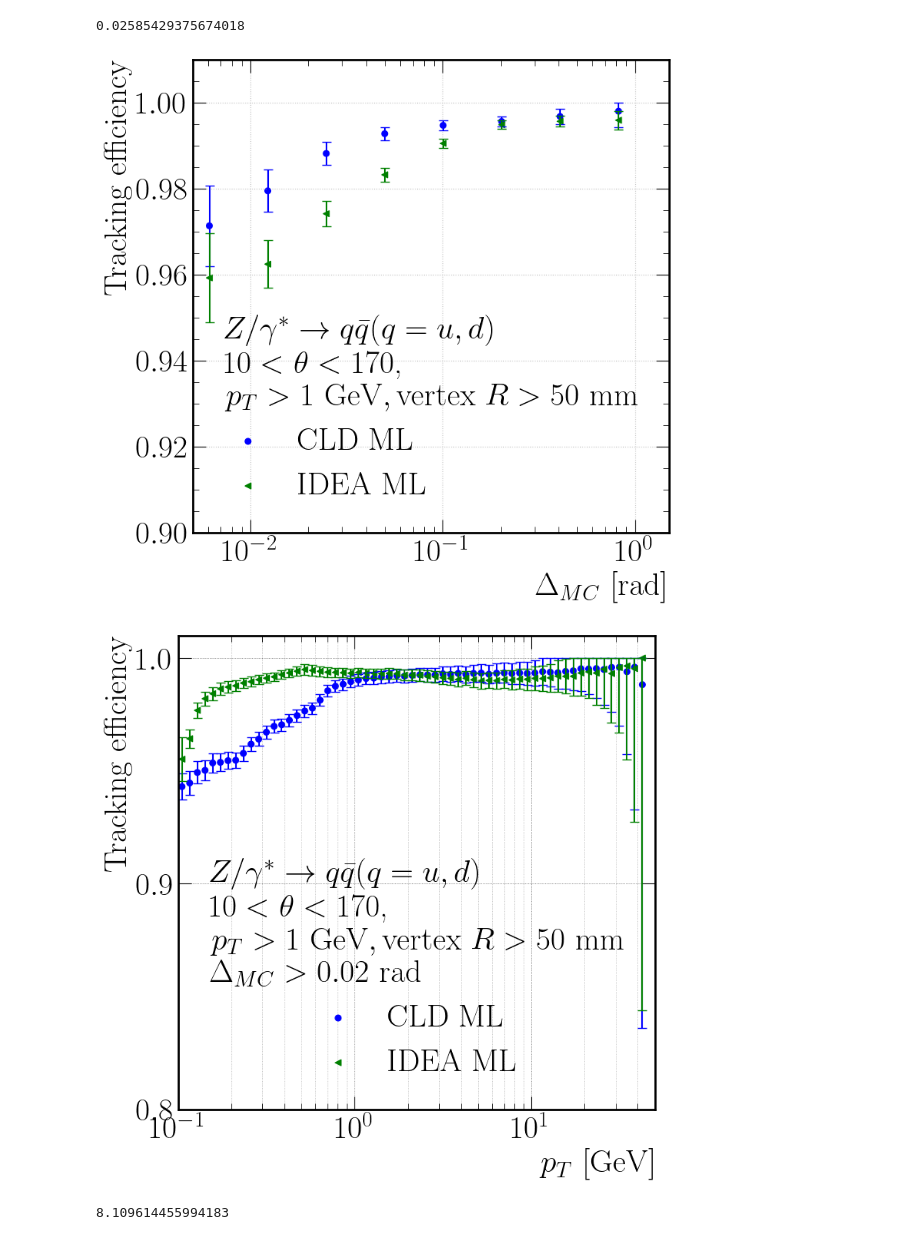
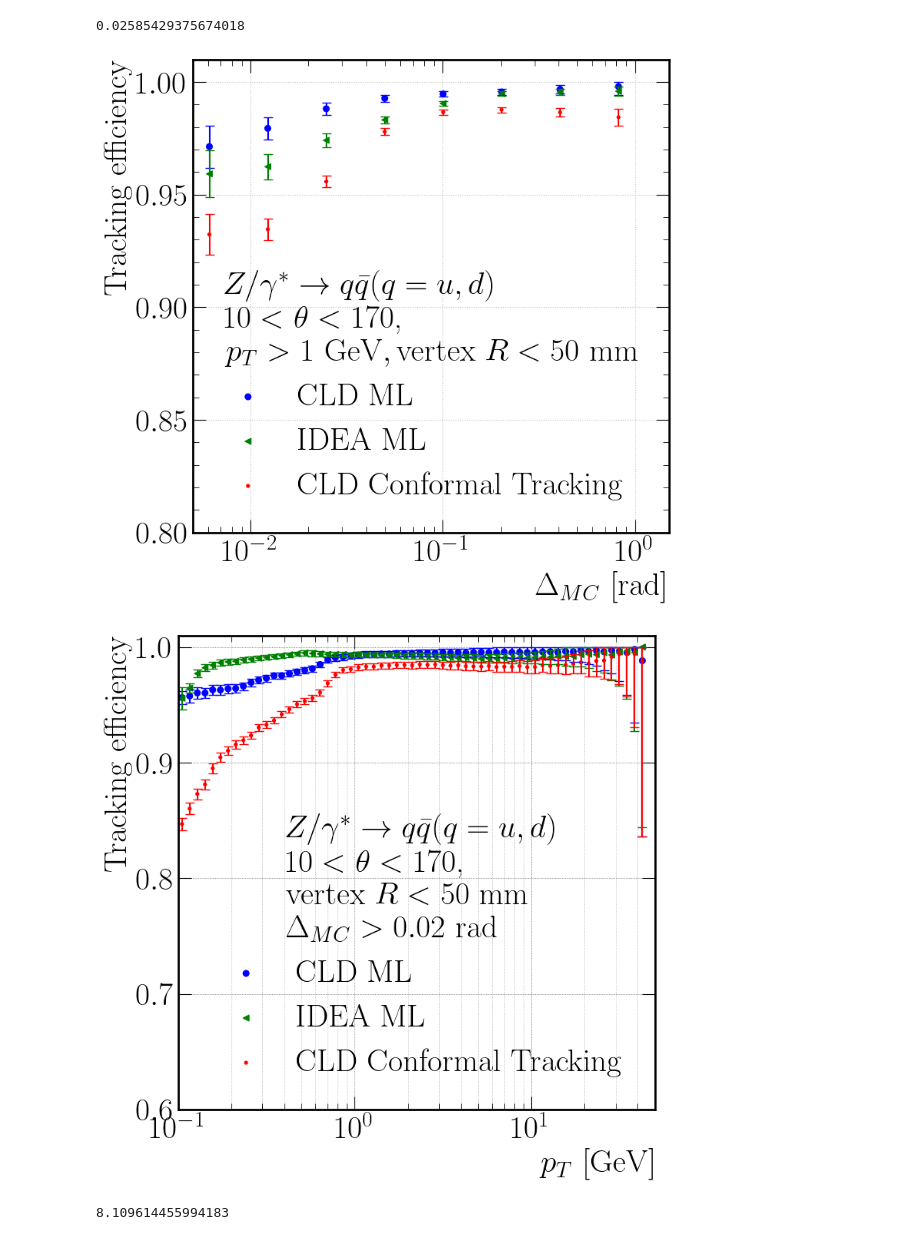
Before and after one commit to doloresgarcia/Tracking_DC, a Jupyter notebook: notebook/4_comparison_deltaMC.ipynb, the cells around one changed output. Cells and saved outputs as stored; diff of their text form; code cells hidden in the pictures.

```diff
--- a/notebook/4_comparison_deltaMC.ipynb
+++ b/notebook/4_comparison_deltaMC.ipynb
@@ -212,8 +212,8 @@ colors = [ "b", "g","r"]
 marker = [ "o", "<", '.']
 # labels = ["CLD Conformal Tracking", "GCLD GTF", "IDEA GGTF"]
 # dataframe_list = [eff_dict_ct, eff_dict_ml, all_particles_dc]
-labels = [ "CLD ML", "IDEA ML","IDEA M2"]
-dataframe_list = [eff_dict_ml, all_particles_dc]
+labels = [ "CLD ML", "IDEA ML","CLD Conformal Tracking"]
+dataframe_list = [eff_dict_ml, all_particles_dc, eff_dict_ct]
 i =0
 log = True
 plt.xlabel(r"$\Delta_{MC}$ [rad]")
@@ -246,7 +246,7 @@ plt.grid(True)
 plt.rc("text", usetex=True)
 plt.rc("font", family="serif")
 plt.xlim([5*1e-3,1.5])
-plt.ylim([0.9,1.01])
+plt.ylim([0.8,1.01])
 size_font=30
 plt.rcParams['text.usetex'] = True
 plt.rcParams['font.size'] = size_font
@@ -256,8 +256,14 @@ plt.rcParams['ytick.labelsize'] = size_font
 plt.rcParams['legend.fontsize'] = 30
 leg = ax.get_legend()
 leg._legend_box.align = "left"
+import os
+PATH_store = "/afs/cern.ch/work/m/mgarciam/private/Tracking_wcoc/notebook/"
+fig.savefig(
+            os.path.join(PATH_store, "Tracking_efficiency_comparison_IDEA_CLD_Zjj.pdf"),
+            bbox_inches="tight",
+        )
 # %% [output]
-[figure, old version]
+[figure, new version]
 # %%
 def limit_error_bars(y, yerr, upper_limit=1):
     yerr_upper = np.minimum(y + yerr, upper_limit) - y
@@ -268,10 +274,10 @@ axs = fig.add_subplot(111)
 colors_list = ["#FF0000", "#FF0000", "#0000FF"]
 index = 0
 j = 0
-colors = [ "b", "g"]
-marker = [ "o", "<"]
-labels = [ "CLD ML", "IDEA ML"]
-dataframe_list = [eff_dict_ml, all_particles_dc]
+colors = [ "b", "g","r"]
+marker = [ "o", "<", '.']
+labels = [ "CLD ML", "IDEA ML","CLD Conformal Tracking"]
+dataframe_list = [eff_dict_ml, all_particles_dc, eff_dict_ct]
 i =0
 plot_title =""
 log = True
@@ -295,36 +301,39 @@ for i in range(0, len(dataframe_list)):
 
 if log:
     log_ = "log"
     axs.set_xscale("log")
 else:
     log_ = ""
 axs.set_ylim([0.7, 1.01])
 # axs.legend(loc="lower left")
 
 # axs.axvline(x=0.7, linestyle='--')
 plt.legend(loc="lower right",title=r'$Z/\gamma^* \rightarrow q \bar q (q=u,d)$' "\n" r'$10< \theta< 170$,' "\n" r"$\textrm{vertex } R<50 \textrm{ mm}$" "\n" r"$\Delta_{MC}>0.02 \textrm{ rad}$")
 
 
 axs.xaxis.set_major_locator(plt.LogLocator(base=10.0, numticks=4))
 axs.xaxis.set_minor_locator(plt.LogLocator(base=10.0, subs='auto', numticks=10))
 axs.yaxis.set_major_locator(plt.MultipleLocator(0.1))
 axs.yaxis.set_minor_locator(plt.MultipleLocator(0.1))
 axs.grid(which='major', linestyle=':', linewidth='0.5', color='black')
 axs.grid(which='minor', linestyle=':', linewidth='0.5', color='gray')
 plt.xlim([1e-1,50])
-plt.ylim([0.8,1.01])
+plt.ylim([0.6,1.01])
 plt.rc("text", usetex=True)
 plt.rc("font", family="serif")
 size_font = 30
 plt.rcParams['font.size'] = size_font
 plt.rcParams['axes.labelsize'] = size_font
 plt.rcParams['xtick.labelsize'] = size_font
 plt.rcParams['ytick.labelsize'] = size_font
 plt.rcParams['legend.fontsize'] = 30
-
+fig.savefig(
+            os.path.join(PATH_store, "Tracking_efficiency_vs_pt_comparison_IDEA_CLD_Zjj.pdf"),
+            bbox_inches="tight",
+        )
 # leg._legend_box.align = "right"
 # %% [output]
-[figure, old version]
+[figure, new version]
 # %%
 
 def create_eff_dic(matched_, reco_r,reco_delta):
```
Also changed, not shown: parts of 1 cell of this notebook, 35 other files.
